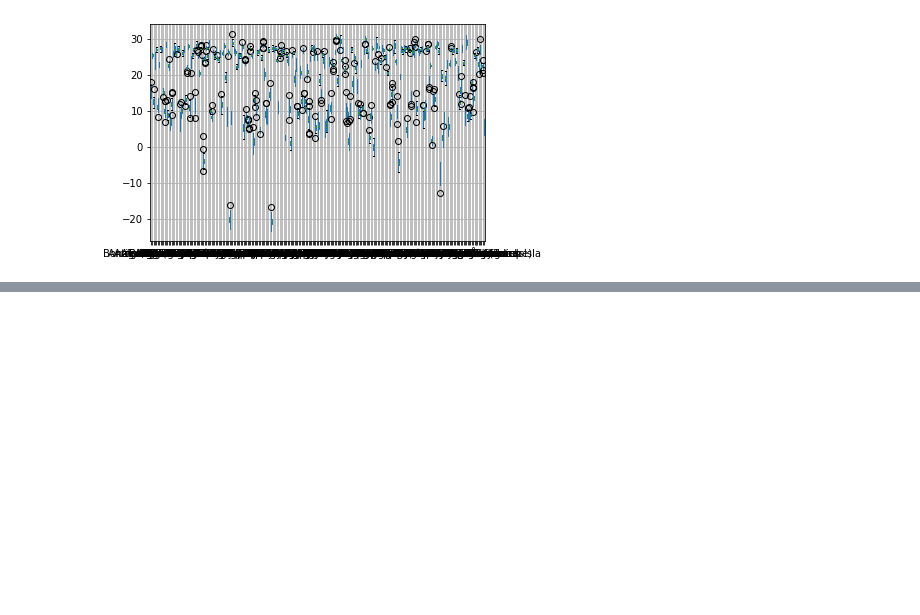
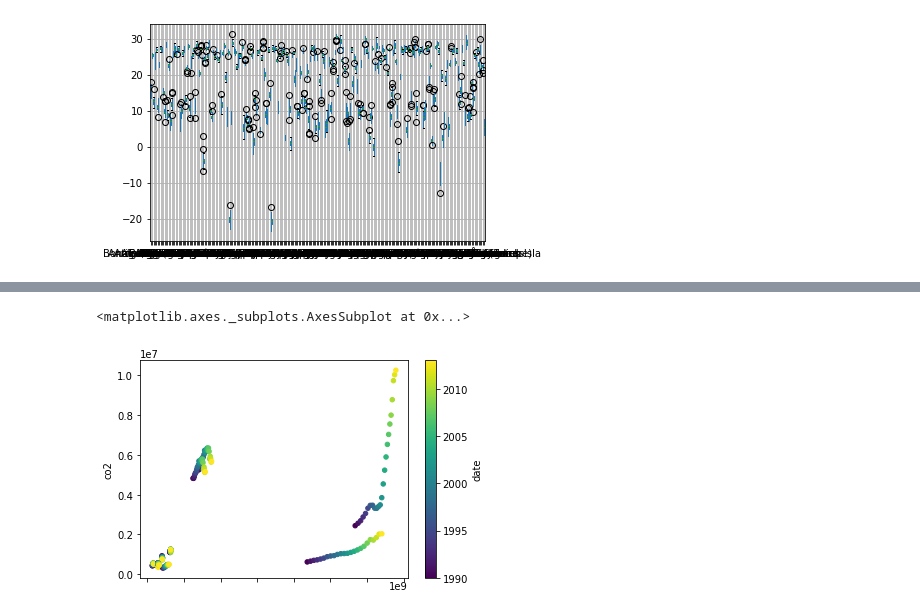
Before and after one commit to sjvasconcello/datascience-school, a Jupyter notebook: pandas/routine.ipynb, the cells around one changed output, grey strips where cells are left out. Saved outputs shown, nothing was run; the diff lists cells and outputs as text; code cells hidden in the pictures; blank space fills up the shorter version.

```diff
--- a/pandas/routine.ipynb
+++ b/pandas/routine.ipynb
@@ -207,0 +348,3 @@ dftpivot.sample
+# %%
+dfmerge = pd.merge(dft_med[["Country","temperature","date"]],
+                  df_popu, on = ["Country", "date"], how="inner")
@@ -207,0 +367,10 @@ dftpivot.sample
+# %%
+dfmerge = pd.merge(dfmerge,
+                  df_agri, on = ["Country","name", "date"], how="inner")
+dfmerge = pd.merge(dfmerge,
+                  df_fore, on = ["Country","name", "date"], how="inner")
+dfmerge = pd.merge(dfmerge,
+                  df_elec, on = ["Country","name", "date"],how="inner")
+dfmerge = pd.merge(dfmerge,
+                  df_co2e, on = ["Country","name", "date"],how="inner")
+dfmerge
@@ -207,0 +391,3 @@ dftpivot.sample
+# %%
+df_clime = dfmerge.dropna()
+df_clime
@@ -207,0 +431,4 @@ dftpivot.sample
+# %%
+df_max_co2 = df_clime[df_clime["Country"].isin(['North America', 'United States', 'China', 'Japan', 'India', 'Germany',
+       'United Kingdom', 'Canada', 'Italy', 'Mexico'])]
+df_max_co2
@@ -207,0 +449,6 @@ dftpivot.sample
+# %%
+df_max_co2.set_index("Country").plot.scatter(
+x="population", y="co2",c="date",colormap="viridis")
+# %% [output]
+<matplotlib.axes._subplots.AxesSubplot at 0x...>
+[figure, added]
```
Also changed, not shown: parts of 28 cells of this notebook, 8 other files.
